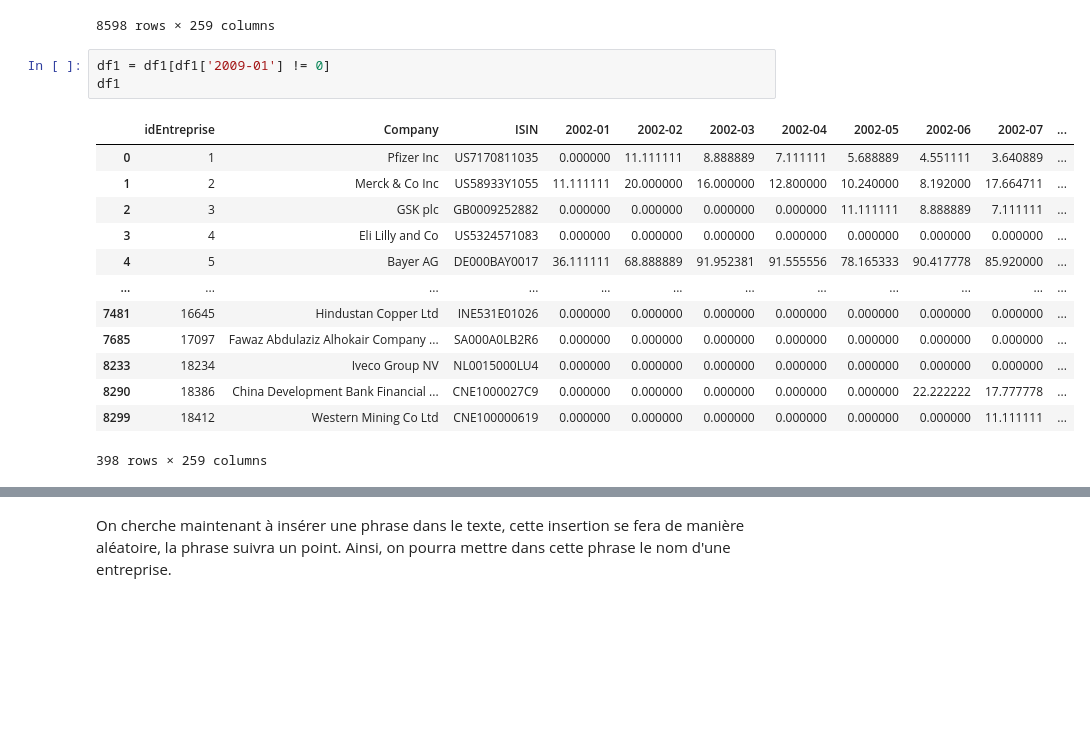
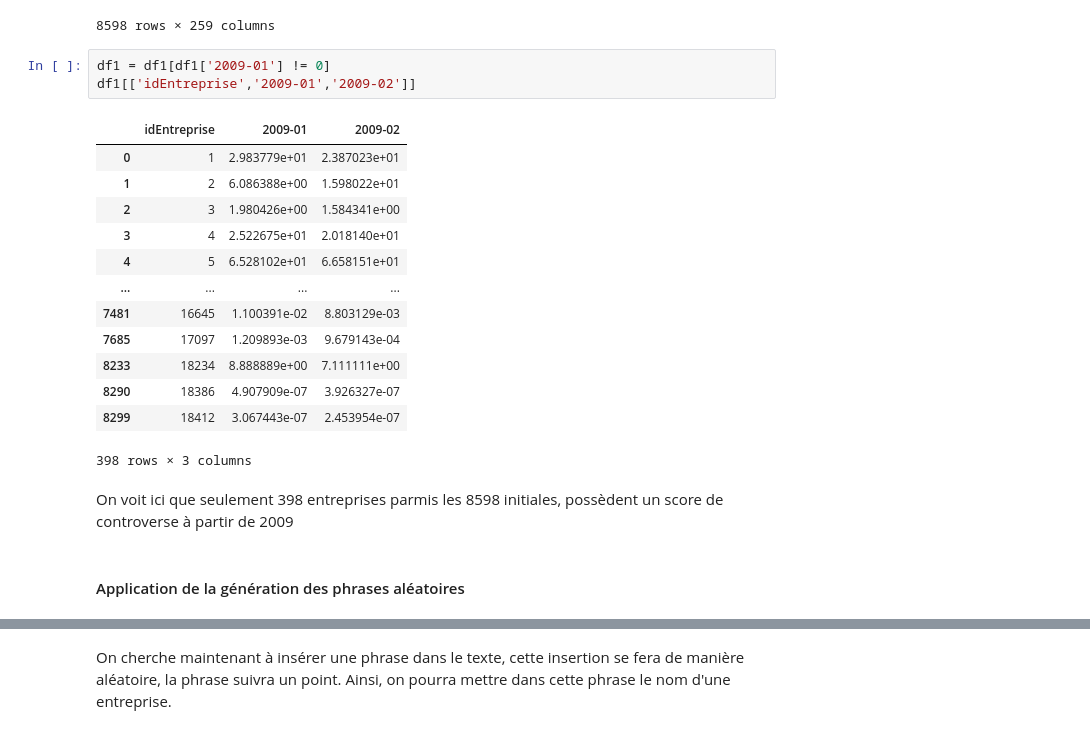
Before and after one commit to tgarnier067/Stat_app, a Jupyter notebook: Modif_100_articles-CON_E1.ipynb, the cells around one changed output, grey strips where cells are left out. Cells and saved outputs as stored; diff of their text form; blank space fills up the shorter version.

Commit message:
On ne prends que les entreprises avec des scores de controverse non nul en 2009

```diff
--- a/Modif_100_articles-CON_E1.ipynb
+++ b/Modif_100_articles-CON_E1.ipynb
@@ -474,21 +465,25 @@ df1
 8598 rows × 259 columns
 # %%
 df1 = df1[df1['2009-01'] != 0]
-df1
+df1[['idEntreprise','2009-01','2009-02']]
 # %% [output]
-|  | idEntreprise | Company | ISIN | 2002-01 | 2002-02 | 2002-03 | 2002-04 | 2002-05 | 2002-06 | 2002-07 | ... |
-| 0 | 1 | Pfizer Inc | US7170811035 | 0.000000 | 11.111111 | 8.888889 | 7.111111 | 5.688889 | 4.551111 | 3.640889 | ... |
-| 1 | 2 | Merck & Co Inc | US58933Y1055 | 11.111111 | 20.000000 | 16.000000 | 12.800000 | 10.240000 | 8.192000 | 17.664711 | ... |
-| 2 | 3 | GSK plc | GB0009252882 | 0.000000 | 0.000000 | 0.000000 | 0.000000 | 11.111111 | 8.888889 | 7.111111 | ... |
-| 3 | 4 | Eli Lilly and Co | US5324571083 | 0.000000 | 0.000000 | 0.000000 | 0.000000 | 0.000000 | 0.000000 | 0.000000 | ... |
-| 4 | 5 | Bayer AG | DE000BAY0017 | 36.111111 | 68.888889 | 91.952381 | 91.555556 | 78.165333 | 90.417778 | 85.920000 | ... |
-| ... | ... | ... | ... | ... | ... | ... | ... | ... | ... | ... | ... |
-| 7481 | 16645 | Hindustan Copper Ltd | INE531E01026 | 0.000000 | 0.000000 | 0.000000 | 0.000000 | 0.000000 | 0.000000 | 0.000000 | ... |
-| 7685 | 17097 | Fawaz Abdulaziz Alhokair Company ... | SA000A0LB2R6 | 0.000000 | 0.000000 | 0.000000 | 0.000000 | 0.000000 | 0.000000 | 0.000000 | ... |
-| 8233 | 18234 | Iveco Group NV | NL0015000LU4 | 0.000000 | 0.000000 | 0.000000 | 0.000000 | 0.000000 | 0.000000 | 0.000000 | ... |
-| 8290 | 18386 | China Development Bank Financial ... | CNE1000027C9 | 0.000000 | 0.000000 | 0.000000 | 0.000000 | 0.000000 | 22.222222 | 17.777778 | ... |
-| 8299 | 18412 | Western Mining Co Ltd | CNE100000619 | 0.000000 | 0.000000 | 0.000000 | 0.000000 | 0.000000 | 0.000000 | 11.111111 | ... |
+|  | idEntreprise | 2009-01 | 2009-02 |
+| 0 | 1 | 2.983779e+01 | 2.387023e+01 |
+| 1 | 2 | 6.086388e+00 | 1.598022e+01 |
+| 2 | 3 | 1.980426e+00 | 1.584341e+00 |
+| 3 | 4 | 2.522675e+01 | 2.018140e+01 |
+| 4 | 5 | 6.528102e+01 | 6.658151e+01 |
+| ... | ... | ... | ... |
+| 7481 | 16645 | 1.100391e-02 | 8.803129e-03 |
+| 7685 | 17097 | 1.209893e-03 | 9.679143e-04 |
+| 8233 | 18234 | 8.888889e+00 | 7.111111e+00 |
+| 8290 | 18386 | 4.907909e-07 | 3.926327e-07 |
+| 8299 | 18412 | 3.067443e-07 | 2.453954e-07 |
-398 rows × 259 columns
+398 rows × 3 columns
+# %% [markdown]
+On voit ici que seulement 398 entreprises parmis les 8598 initiales, possèdent un score de controverse à partir de 2009
+# %% [markdown]
+#### Application de la génération des phrases aléatoires
 # %%
 # Sélectionner 100 entreprises au hasard
 random_companies = df1['Company'].sample(n=100, random_state=42).tolist()
```
Also changed, not shown: parts of 12 cells of this notebook, 6 other files.
